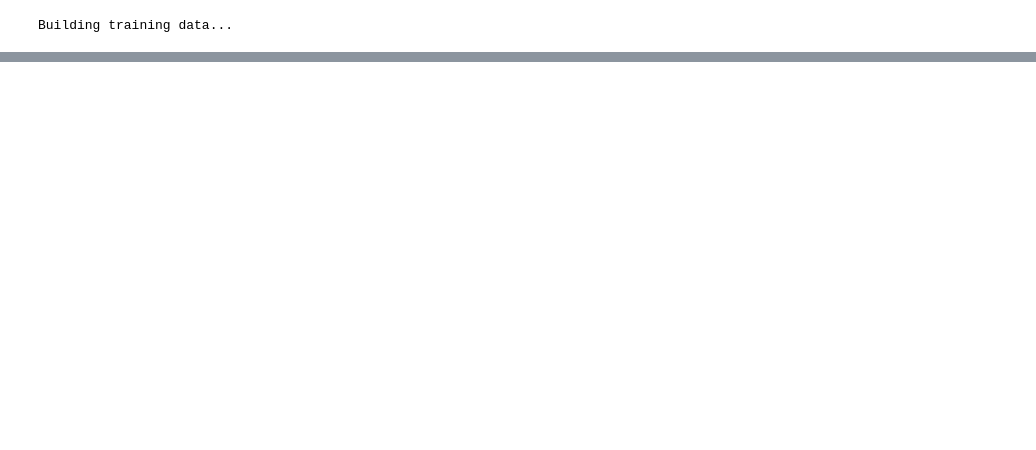
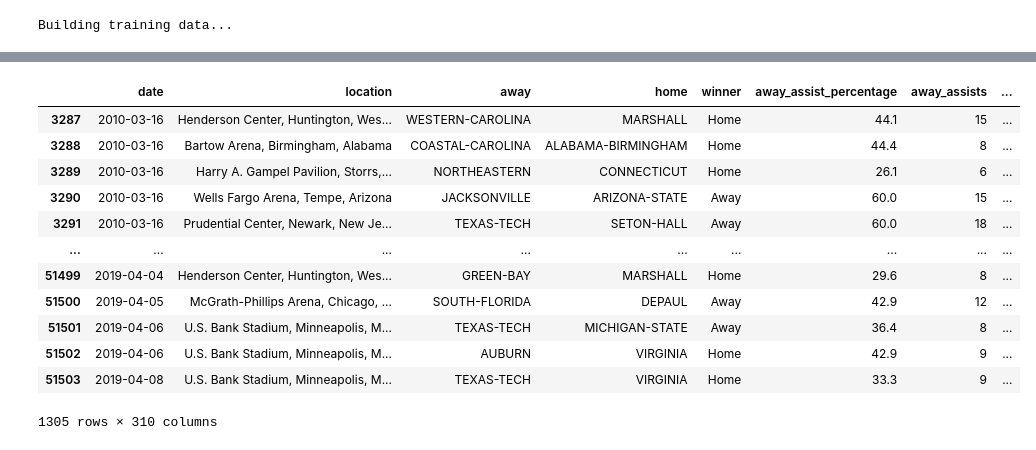
Before and after one commit to Machine-Learning-on-Mens-Basketball/ML, a Jupyter notebook: notebooks/02_Moving_Averages.ipynb, the cells around one changed output, grey strips where cells are left out. Saved outputs shown, nothing was run; the diff lists cells and outputs as text; code cells hidden in the pictures; blank space fills up the shorter version.

```diff
--- a/notebooks/02_Moving_Averages.ipynb
+++ b/notebooks/02_Moving_Averages.ipynb
@@ -51,0 +59,16 @@ data.head()
+# %%
+data[data["is_tournament_game"] == True]
+# %% [output]
+|  | date | location | away | home | winner | away_assist_percentage | away_assists | ... |
+| 3287 | 2010-03-16 | Henderson Center, Huntington, Wes... | WESTERN-CAROLINA | MARSHALL | Home | 44.1 | 15 | ... |
+| 3288 | 2010-03-16 | Bartow Arena, Birmingham, Alabama | COASTAL-CAROLINA | ALABAMA-BIRMINGHAM | Home | 44.4 | 8 | ... |
+| 3289 | 2010-03-16 | Harry A. Gampel Pavilion, Storrs,... | NORTHEASTERN | CONNECTICUT | Home | 26.1 | 6 | ... |
+| 3290 | 2010-03-16 | Wells Fargo Arena, Tempe, Arizona | JACKSONVILLE | ARIZONA-STATE | Away | 60.0 | 15 | ... |
+| 3291 | 2010-03-16 | Prudential Center, Newark, New Je... | TEXAS-TECH | SETON-HALL | Away | 60.0 | 18 | ... |
+| ... | ... | ... | ... | ... | ... | ... | ... | ... |
+| 51499 | 2019-04-04 | Henderson Center, Huntington, Wes... | GREEN-BAY | MARSHALL | Home | 29.6 | 8 | ... |
+| 51500 | 2019-04-05 | McGrath-Phillips Arena, Chicago, ... | SOUTH-FLORIDA | DEPAUL | Away | 42.9 | 12 | ... |
+| 51501 | 2019-04-06 | U.S. Bank Stadium, Minneapolis, M... | TEXAS-TECH | MICHIGAN-STATE | Away | 36.4 | 8 | ... |
+| 51502 | 2019-04-06 | U.S. Bank Stadium, Minneapolis, M... | AUBURN | VIRGINIA | Home | 42.9 | 9 | ... |
+| 51503 | 2019-04-08 | U.S. Bank Stadium, Minneapolis, M... | TEXAS-TECH | VIRGINIA | Home | 33.3 | 9 | ... |
+1305 rows × 310 columns
```
Also changed, not shown: parts of 2 cells of this notebook, 1 other file.
